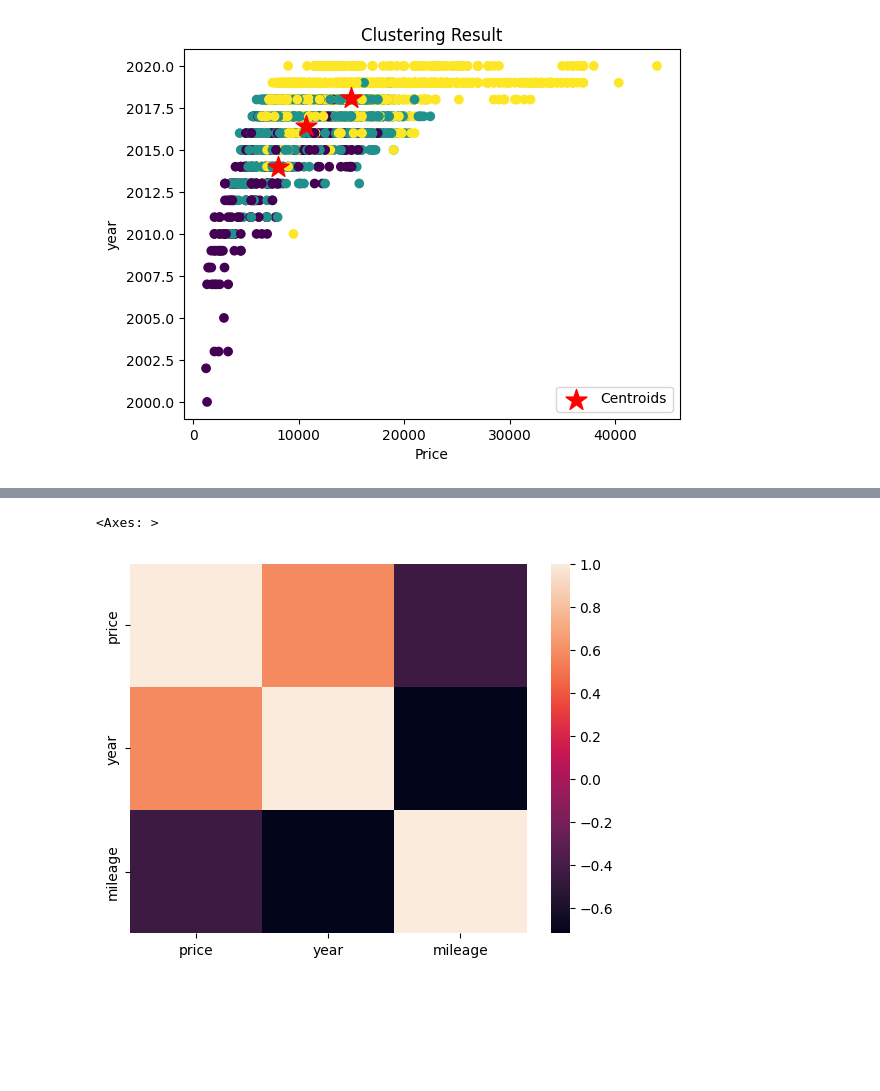
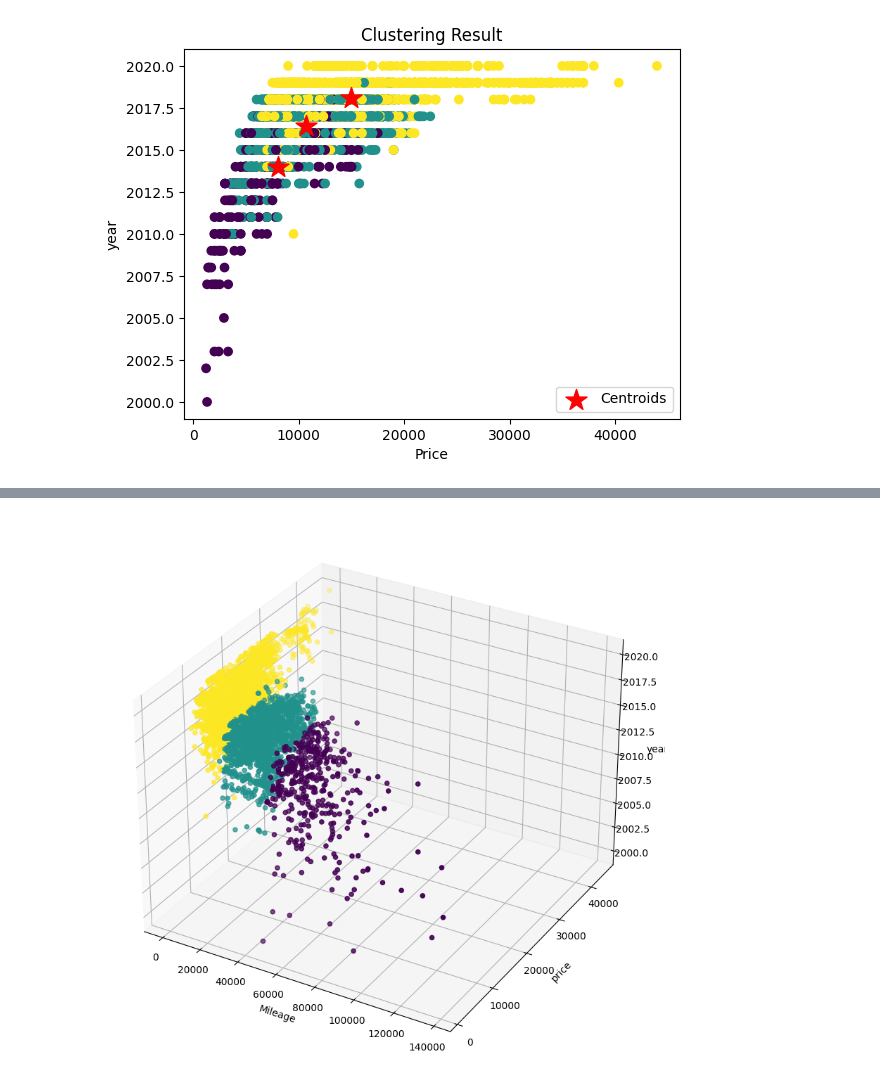
Before and after one commit to Meonu/AI-Bigdata-Study, a Jupyter notebook: Quiz/9. 김연우 - (과제_문제)비지도학습_현대중고차.ipynb, the cells around one changed output, grey strips where cells are left out. Saved outputs shown, nothing was run; the diff lists cells and outputs as text; code cells hidden in the pictures; blank space fills up the shorter version.

```diff
--- a/Quiz/9. 김연우 - (과제_문제)비지도학습_현대중고차.ipynb
+++ b/Quiz/9. 김연우 - (과제_문제)비지도학습_현대중고차.ipynb
@@ -169,7 +154,10 @@ df_new.iloc[:,:3]
-# %%
-import seaborn as sns
-
-sns.heatmap(df_new.iloc[:,:3].corr())
-# %% [output]
-<Axes: >
-[figure, removed]
+# %%
+fig = plt.figure(figsize=(10,15))
+ax = fig.add_subplot(111,projection='3d')
+ax.scatter(df_new['mileage'],df_new['price'],df_new['year'],c=df_new['cluster_label'])
+plt.xlabel("Mileage")
+plt.ylabel("price")
+ax.set_zlabel("year")
+plt.show()
+# %% [output]
+[figure, added]
```
Also changed, not shown: parts of 5 cells of this notebook.
